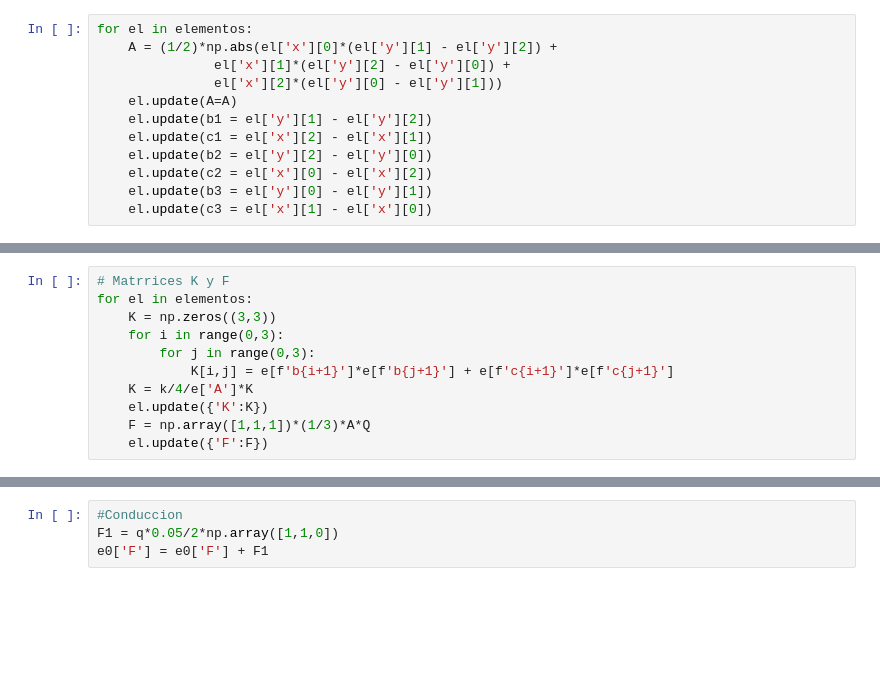
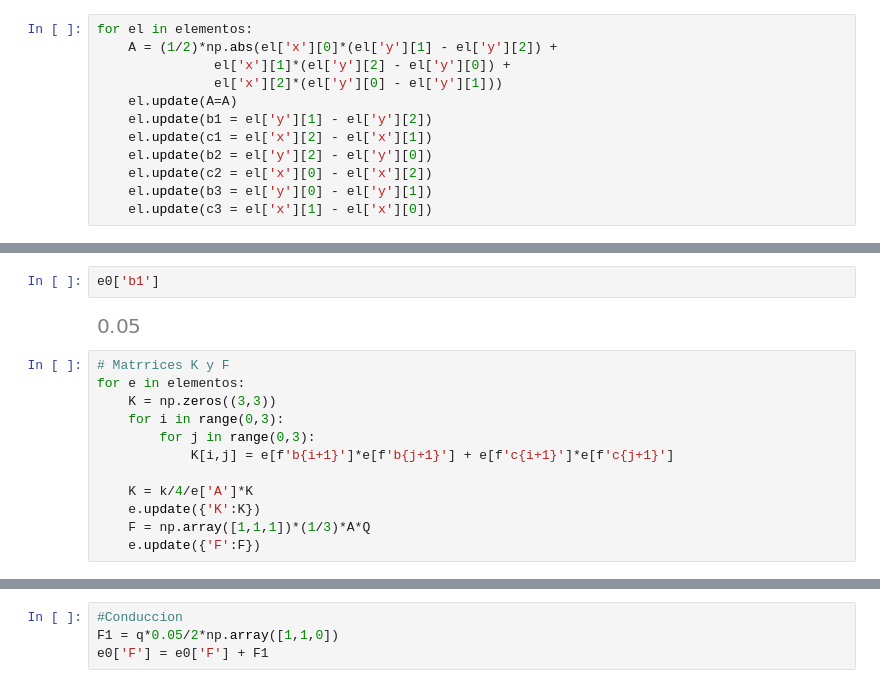
Before and after one commit to gdesirena/Elementos-Finitos, a Jupyter notebook: Modulo2/Capitulo-04/Ejercicio10elementosTriangularesLin_Clase.ipynb, the cells around one changed output, grey strips where cells are left out. Cells and saved outputs as stored; diff of their text form; blank space fills up the shorter version.

```diff
--- a/Modulo2/Capitulo-04/Ejercicio10elementosTriangularesLin_Clase.ipynb
+++ b/Modulo2/Capitulo-04/Ejercicio10elementosTriangularesLin_Clase.ipynb
@@ -102,14 +119,19 @@ for el in elementos:
+# %%
+e0['b1']
+# %% [output]
+[figure, added]
 # %%
 # Matrrices K y F
-for el in elementos:
+for e in elementos:
     K = np.zeros((3,3))
     for i in range(0,3):
         for j in range(0,3):
             K[i,j] = e[f'b{i+1}']*e[f'b{j+1}'] + e[f'c{i+1}']*e[f'c{j+1}']
+
     K = k/4/e['A']*K
-    el.update({'K':K})
+    e.update({'K':K})
     F = np.array([1,1,1])*(1/3)*A*Q
-    el.update({'F':F})
+    e.update({'F':F})
 # %%
 e0
 # %% [output]
```
Also changed, not shown: parts of 9 cells of this notebook.
